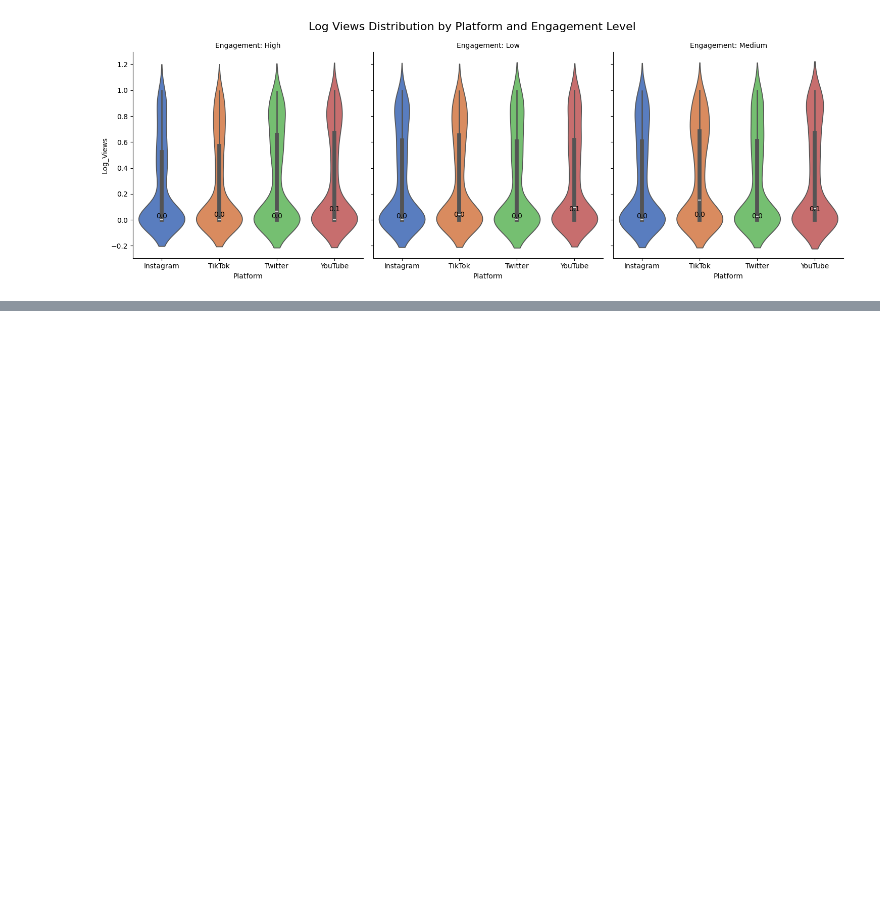
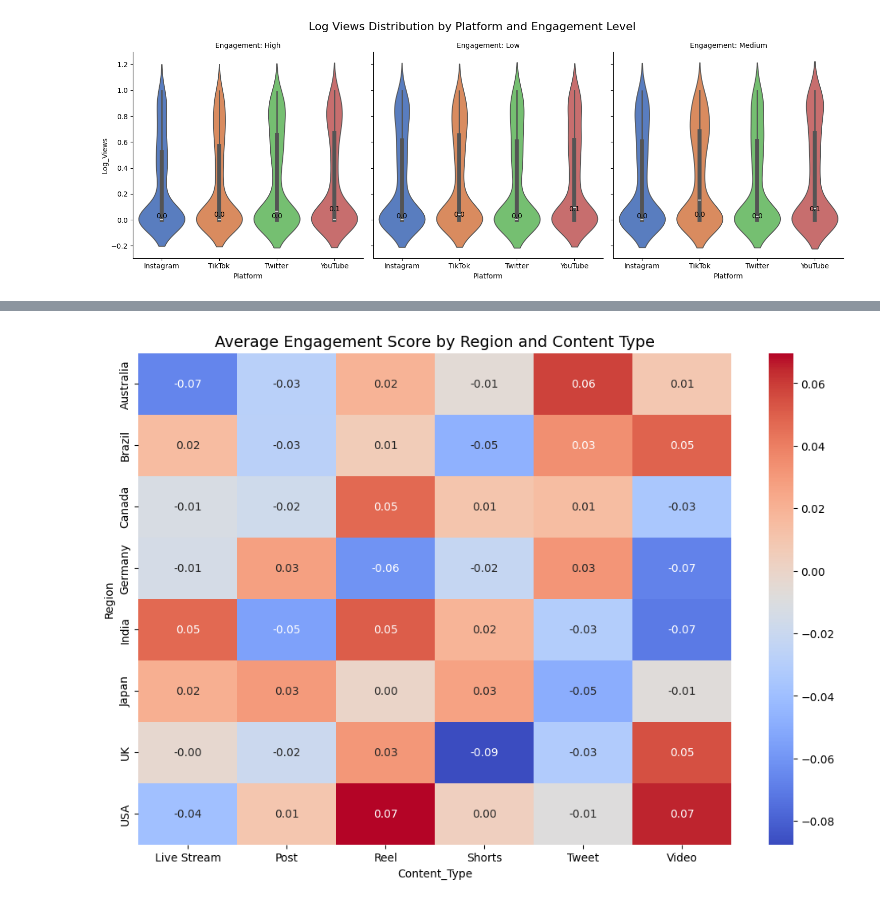
Before and after one commit to Phionanamugga/EDA_Viral_Social_Media_Posts, a Jupyter notebook: viral_social_media_trends2.ipynb, the cells around one changed output, grey strips where cells are left out. Cells and saved outputs as stored; diff of their text form; code cells hidden in the pictures; blank space fills up the shorter version.

Commit message:
visualizes data using a heatmap[Delivers#188970869]

```diff
--- a/viral_social_media_trends2.ipynb
+++ b/viral_social_media_trends2.ipynb
@@ -151,0 +146,10 @@ ValueError:
+# %%
+# Visualization 4: Heatmap
+logging.info("Generating Heatmap")
+pivot = df.pivot_table(values='Engagement_Score', index='Region', columns='Content_Type', aggfunc='mean')
+plt.figure(figsize=(12, 8))
+sns.heatmap(pivot, cmap='coolwarm', annot=True, fmt='.2f')
+plt.title("Average Engagement Score by Region and Content Type", fontsize=14)
+plt.savefig("heatmap.png", dpi=300)
+plt.show()
+# %% [output]
@@ -151,0 +159 @@ ValueError:
+[figure, added]
```
Also changed, not shown: parts of 6 cells of this notebook.
